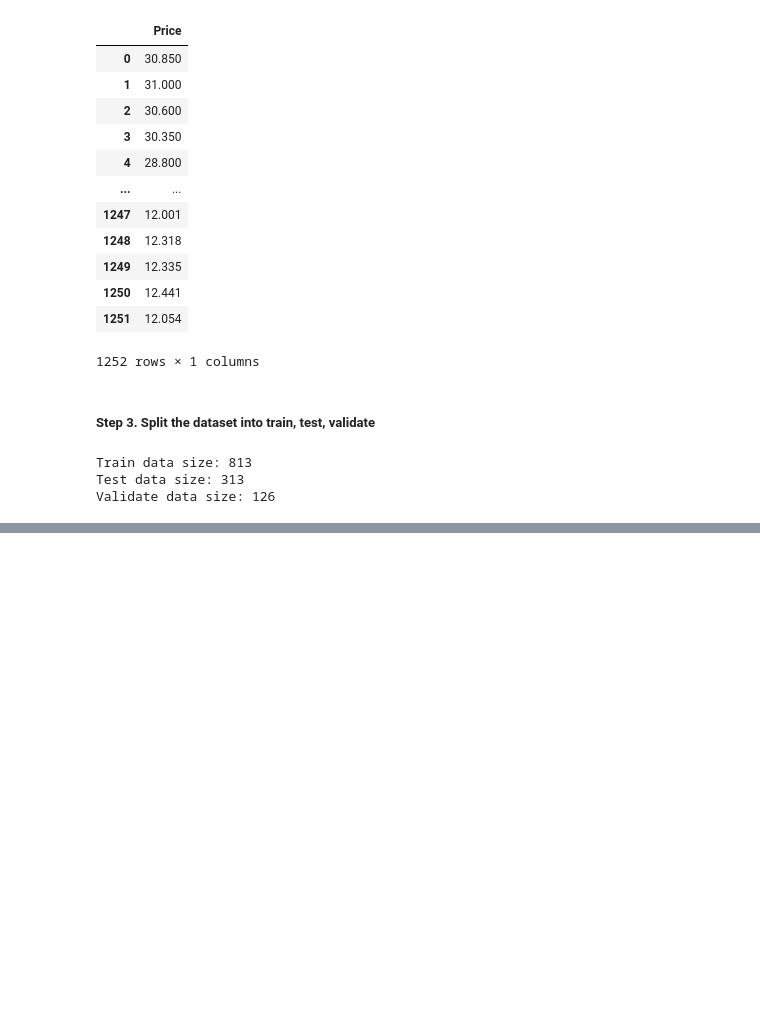
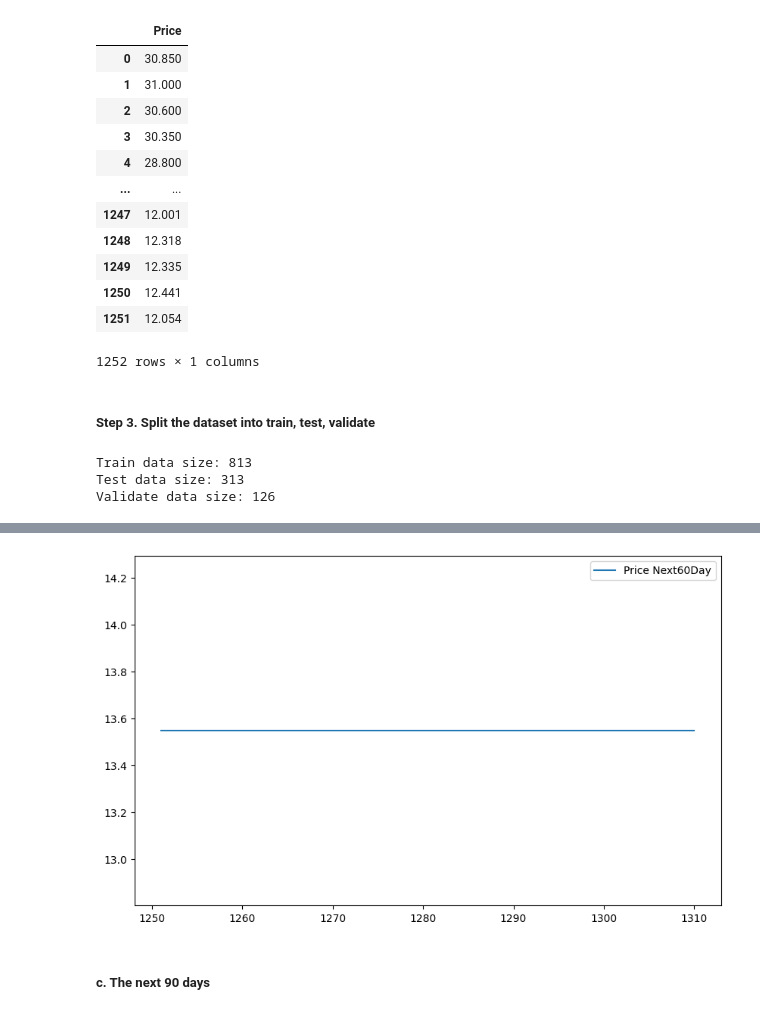
Before and after one commit to xuanquynhle/IS403.O21.HTCL_Team5, a Jupyter notebook: ARIMA_Model/arima-model-65-25-10.ipynb, the cells around one changed output, grey strips where cells are left out. Drawn from its saved outputs; the diff is of its cells as text; code cells hidden in the pictures; blank space fills up the shorter version.

```diff
--- a/ARIMA_Model/arima-model-65-25-10.ipynb
+++ b/ARIMA_Model/arima-model-65-25-10.ipynb
@@ -76,0 +206,14 @@ Validate data size: 126
+# %%
+# Process of creating an index to predict the next 60 days
+last_index = df.index[-1]
+last_data = pd.RangeIndex(start=last_index, stop=last_index+60, step=1)
+
+# Creating an array for the next 60 days
+x_next_60_days = np.array(range(last_index+1, last_index+61)).reshape(-1, 1)
+
+# Predicting the next 60 days
+y_next_60_days = model.predict(n_periods=len(x_next_60_days))
+
+# Printing out the predicted closing prices for the next 60 days
+print('Predicted closing prices for the next 60 days:')
+print(y_next_60_days)
@@ -76,0 +240,9 @@ Validate data size: 126
+# %%
+plt.figure(figsize=(10, 6))
+plt.plot(last_data,y_next_60_days)
+plt.legend(['Price Next60Day'])
+plt.show()
+# %% [output]
+[figure, added]
+# %% [markdown]
+##### c. The next 90 days
```
Also changed, not shown: parts of 20 cells of this notebook, 1 other file.
